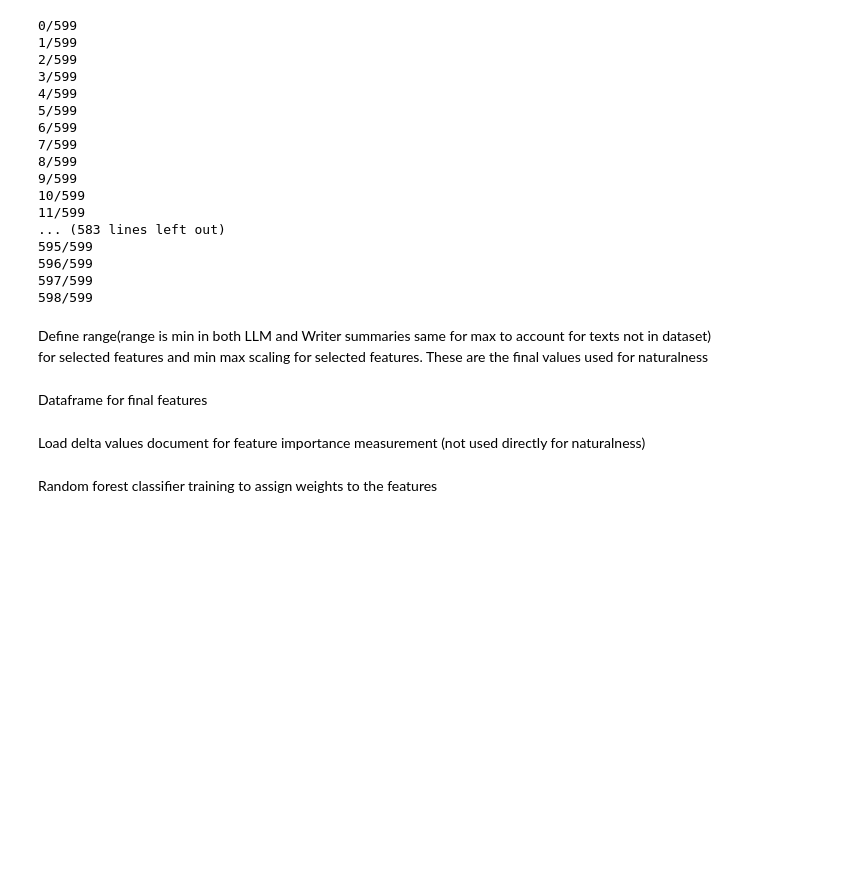
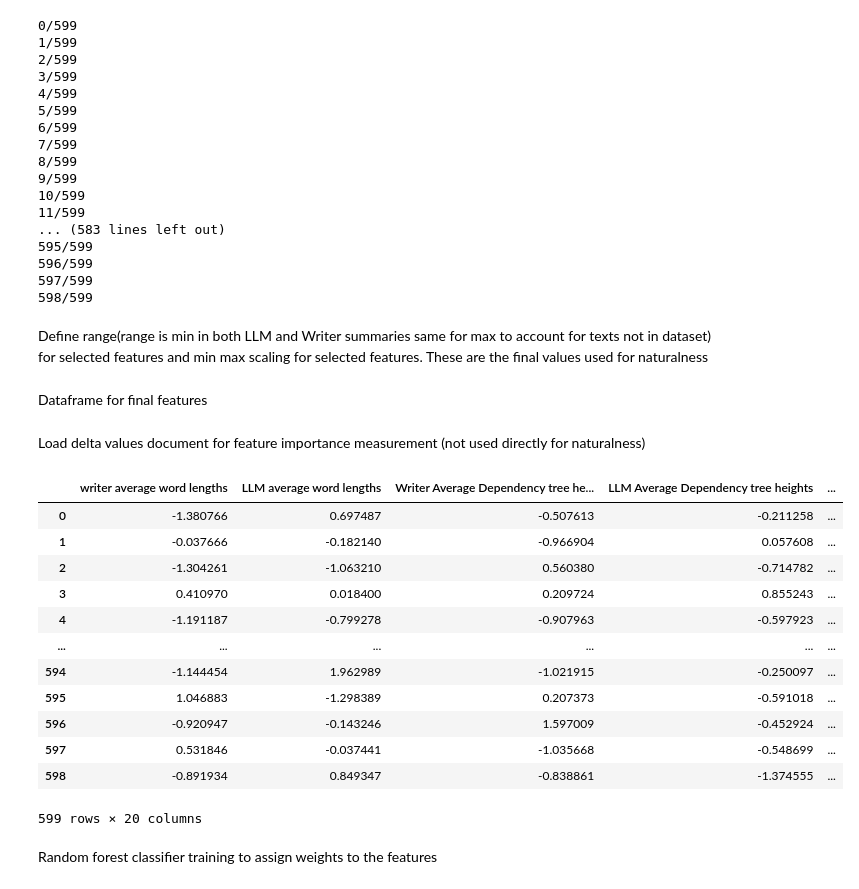
Before and after one commit to SamLee-dedeboy/Awesum, a Jupyter notebook: preprocess/experiments/metrics/Linguistic_Metrics_test.ipynb, the cells around one changed output. Saved outputs shown, nothing was run; the diff lists cells and outputs as text; code cells hidden in the pictures; blank space fills up the shorter version.

```diff
--- a/preprocess/experiments/metrics/Linguistic_Metrics_test.ipynb
+++ b/preprocess/experiments/metrics/Linguistic_Metrics_test.ipynb
@@ -376,4 +368,5 @@ Dataframe for final features
 # %%
 natural_metrics_dict = json.load(open(r'D:/Laptop_Projects/LLMEval-1/preprocess/experiments/data/final_metrics_naturalness.json'))
 df_features = pd.DataFrame(natural_metrics_dict)
-df_features.columns
+data_natural =  json.load(open(r'D:/Laptop_Projects/LLMEval-1/preprocess/experiments/data/metrics_natural.json'))
+df_delta = pd.DataFrame(natural_metrics_dict)
@@ -380,5 +376,28 @@ df_features.columns
+# %%
+df_delta = df_delta.drop(columns = ['article_id','writer_summary','text-davinci-002_summary','informative_writer_better','overall_writer_better'])
+df_features = df_features.drop(columns = ['article_id','writer_summary','text-davinci-002_summary','informative_writer_better','overall_writer_better'])
 # %% [markdown]
 Load delta values document for feature importance measurement (not used directly for naturalness)
-# %%
-data_natural =  json.load(open(r'D:/Laptop_Projects/LLMEval-1/preprocess/experiments/data/metrics_natural.json'))
-df_delta = pd.DataFrame(data_natural)
+# %%
+from sklearn.preprocessing import StandardScaler
+scaler = StandardScaler()
+X = pd.DataFrame(scaler.fit_transform(df_features))
+X.columns = df_features.columns
+X_delta = pd.DataFrame(scaler.fit_transform(df_delta))
+X_delta.columns = df_delta.columns
+# %%
+X_delta
+# %% [output]
+|  | writer average word lengths | LLM average word lengths | Writer Average Dependency tree he... | LLM Average Dependency tree heights | ... |
+| 0 | -1.380766 | 0.697487 | -0.507613 | -0.211258 | ... |
+| 1 | -0.037666 | -0.182140 | -0.966904 | 0.057608 | ... |
+| 2 | -1.304261 | -1.063210 | 0.560380 | -0.714782 | ... |
+| 3 | 0.410970 | 0.018400 | 0.209724 | 0.855243 | ... |
+| 4 | -1.191187 | -0.799278 | -0.907963 | -0.597923 | ... |
+| ... | ... | ... | ... | ... | ... |
+| 594 | -1.144454 | 1.962989 | -1.021915 | -0.250097 | ... |
+| 595 | 1.046883 | -1.298389 | 0.207373 | -0.591018 | ... |
+| 596 | -0.920947 | -0.143246 | 1.597009 | -0.452924 | ... |
+| 597 | 0.531846 | -0.037441 | -1.035668 | -0.548699 | ... |
+| 598 | -0.891934 | 0.849347 | -0.838861 | -1.374555 | ... |
+599 rows × 20 columns
```
Also changed, not shown: parts of 19 cells of this notebook, 5 other files.
